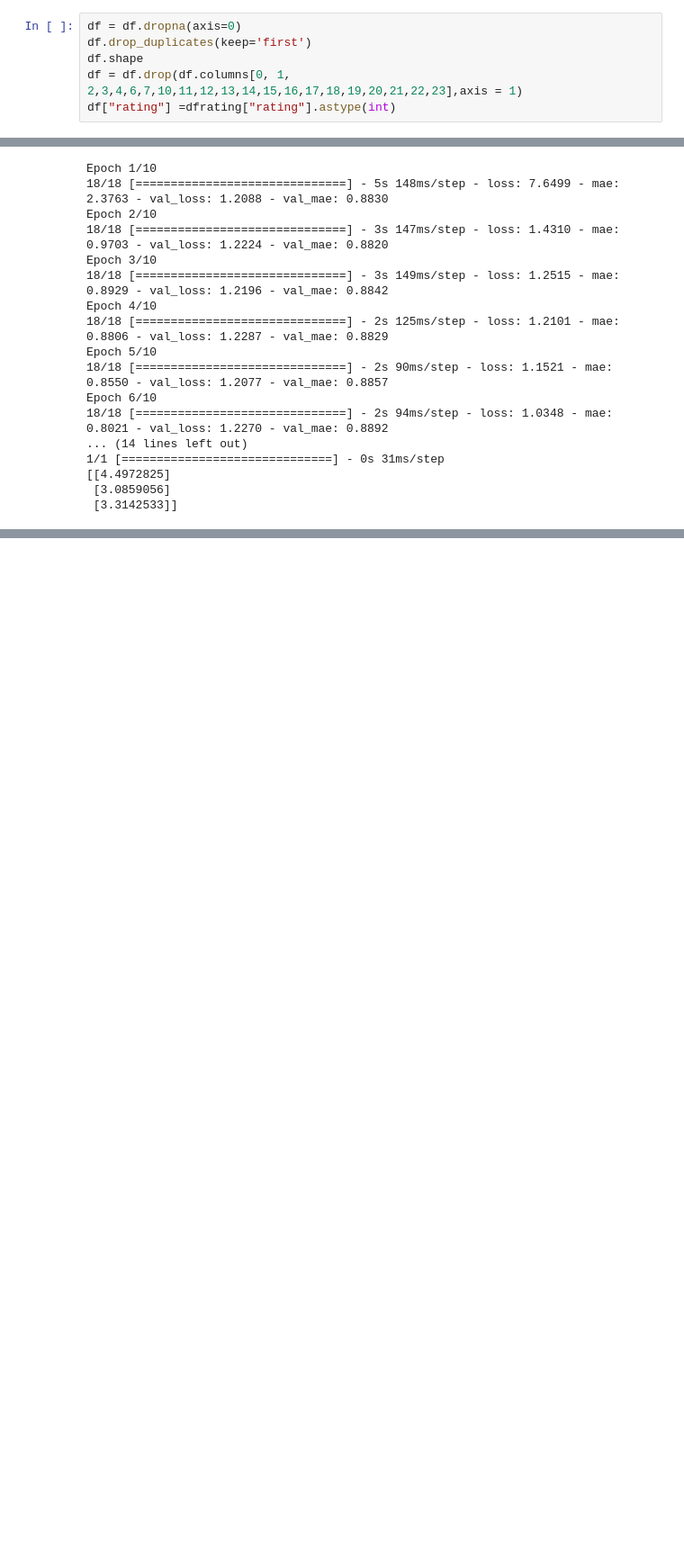
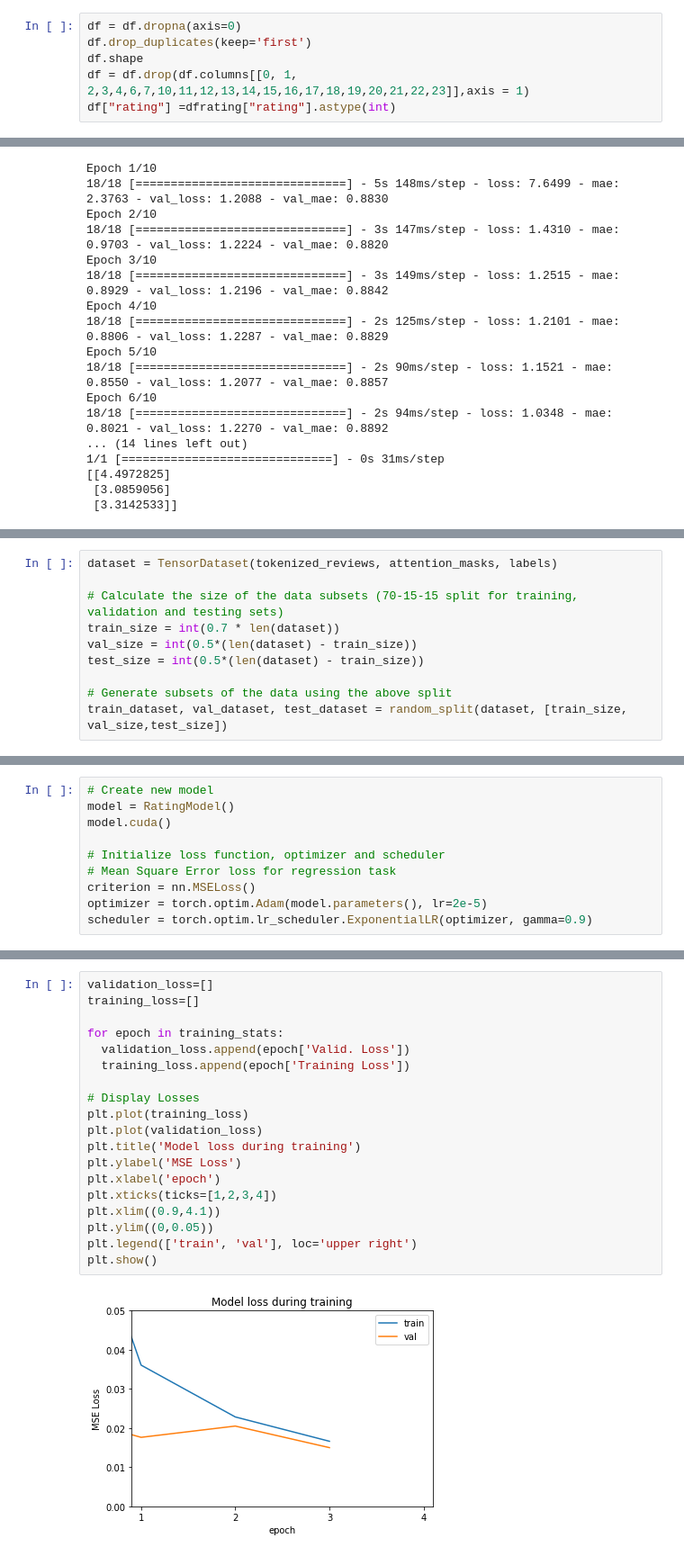
Before and after one commit to fourniaforever/MOVIE-PREDICTING, a Jupyter notebook: MovieRatingPredictingByOverview (1).ipynb, the cells around one changed output, grey strips where cells are left out. Shown: that part at 90% size. Drawn from its saved outputs; the diff is of its cells as text; blank space fills up the shorter version.

```diff
--- a/MovieRatingPredictingByOverview (1).ipynb
+++ b/MovieRatingPredictingByOverview (1).ipynb
@@ -97,7 +97,7 @@ dfrating.head()
 df = df.dropna(axis=0)
 df.drop_duplicates(keep='first')
 df.shape
-df = df.drop(df.columns[0, 1, 2,3,4,6,7,10,11,12,13,14,15,16,17,18,19,20,21,22,23],axis = 1)
+df = df.drop(df.columns[[0, 1, 2,3,4,6,7,10,11,12,13,14,15,16,17,18,19,20,21,22,23]],axis = 1)
 df["rating"] =dfrating["rating"].astype(int)
 # %%
 df
@@ -432,0 +514,10 @@ Epoch 6/10
+# %%
+dataset = TensorDataset(tokenized_reviews, attention_masks, labels)
+
+# Calculate the size of the data subsets (70-15-15 split for training, validation and testing sets)
+train_size = int(0.7 * len(dataset))
+val_size = int(0.5*(len(dataset) - train_size))
+test_size = int(0.5*(len(dataset) - train_size))
+
+# Generate subsets of the data using the above split
+train_dataset, val_dataset, test_dataset = random_split(dataset, [train_size, val_size,test_size])
@@ -432,0 +570,10 @@ Epoch 6/10
+# %%
+# Create new model
+model = RatingModel()
+model.cuda()
+
+# Initialize loss function, optimizer and scheduler
+# Mean Square Error loss for regression task
+criterion = nn.MSELoss()
+optimizer = torch.optim.Adam(model.parameters(), lr=2e-5)
+scheduler = torch.optim.lr_scheduler.ExponentialLR(optimizer, gamma=0.9)
@@ -432,0 +748,21 @@ Epoch 6/10
+# %%
+validation_loss=[]
+training_loss=[]
+
+for epoch in training_stats:
+  validation_loss.append(epoch['Valid. Loss'])
+  training_loss.append(epoch['Training Loss'])
+
+# Display Losses
+plt.plot(training_loss)
+plt.plot(validation_loss)
+plt.title('Model loss during training')
+plt.ylabel('MSE Loss')
+plt.xlabel('epoch')
+plt.xticks(ticks=[1,2,3,4])
+plt.xlim((0.9,4.1))
+plt.ylim((0,0.05))
+plt.legend(['train', 'val'], loc='upper right')
+plt.show()
+# %% [output]
+[figure, added]
```
Also changed, not shown: parts of 15 cells of this notebook, 1 other file.
